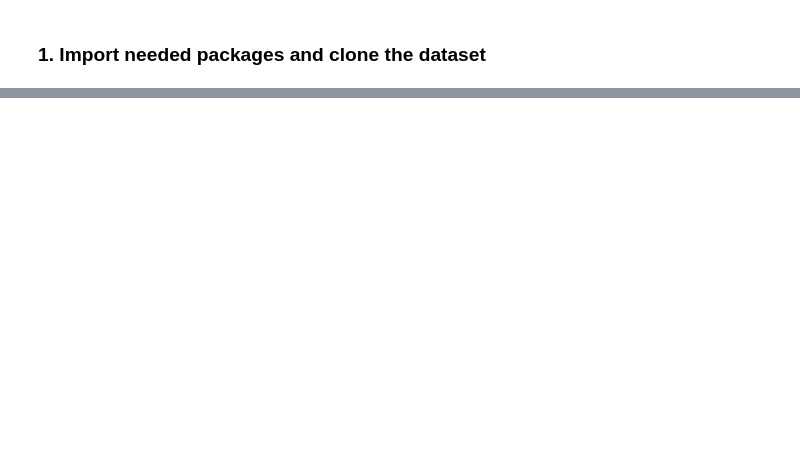
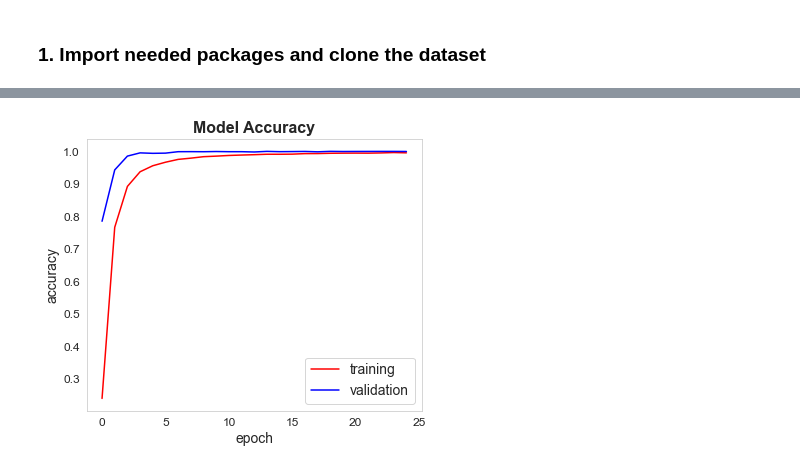
Before and after one commit to AdrianoGomes99/ImageClassification, a Jupyter notebook: CNN.ipynb, the cells around one changed output, grey strips where cells are left out. Drawn from its saved outputs; the diff is of its cells as text; code cells hidden in the pictures; blank space fills up the shorter version.

```diff
--- a/CNN.ipynb
+++ b/CNN.ipynb
@@ -1541,0 +291,10 @@ plt.savefig('bestANNloss.png')
+# %%
+# Training of Model
+
+optimizer = Adadelta(lr=learning_rate)
+origModel.compile(optimizer=optimizer, loss='sparse_categorical_crossentropy', metrics=['acc'])
+learning_rate_reduction= ReduceLROnPlateau(monitor ='loss', patience =patience , verbose =verbose ,factor=learning_rate_reduction_factor,min_lr=min_learning_rate)
+modelname = 'origModel'
+save_model = ModelCheckpoint(filepath = modelname+'.hdf5', verbose = verbose, save_best_only = True, monitor ='loss' ,save_weights_only = False , mode='min',save_freq ='epoch')
+history = origModel.fit(train_gen,validation_data=val_gen, epochs =25,steps_per_epoch =( train_gen.n // 50) + 1,verbose =verbose , callbacks =[learning_rate_reduction , save_model])
+np.save(modelname+'_history.npy',history.history)
@@ -1541,0 +319,15 @@ plt.savefig('bestANNloss.png')
+# %%
+plt.figure(figsize = (6, 5))
+plt.plot(history.history['acc'], color = 'r')
+plt.plot(history.history['val_acc'], color = 'b')
+plt.title('Model Accuracy', weight = 'bold', fontsize = 16)
+plt.ylabel('accuracy', fontsize = 14)
+plt.xlabel('epoch', fontsize = 14)
+#plt.ylim(0.6, 1.05)
+plt.xticks(fontsize = 12)
+plt.yticks(fontsize = 12)
+plt.legend(['training', 'validation'], loc = 'lower right', prop = {'size': 14})
+plt.grid(color = 'y', linewidth = '0.5')
+plt.show()
+# %% [output]
+[figure, added]
```
Also changed, not shown: parts of 79 cells of this notebook.
